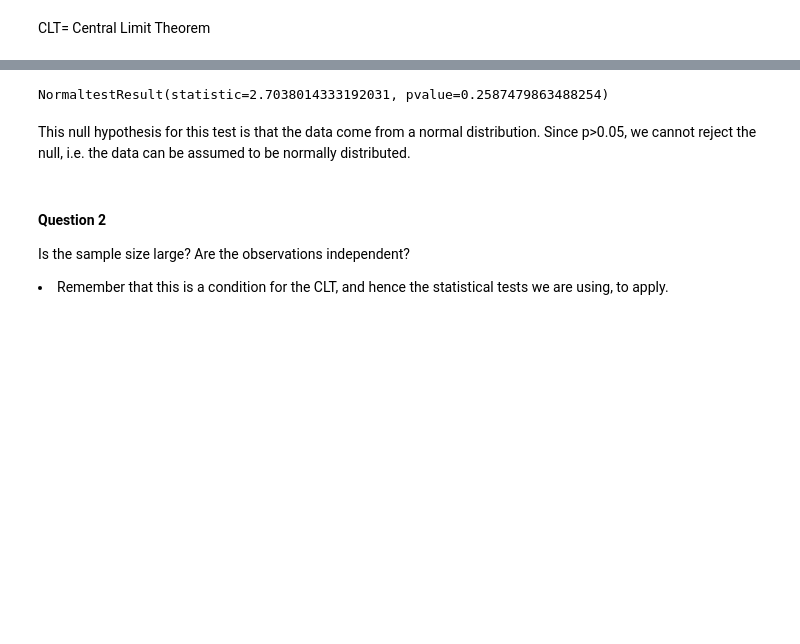
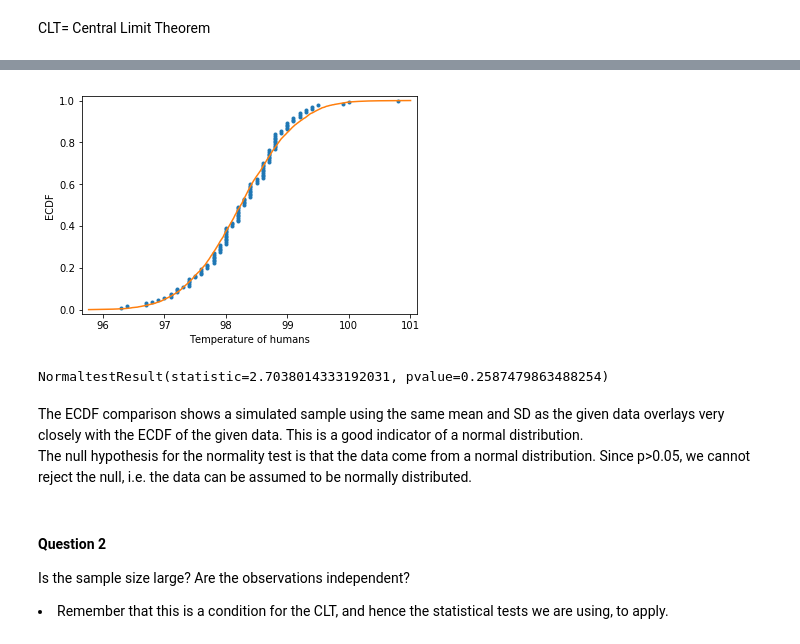
Before and after one commit to mskaerthomason/Springboard-Projects, a Jupyter notebook: EDA_human_temp/sliderule_dsi_inferential_statistics_exercise_1.ipynb, the cells around one changed output, grey strips where cells are left out. Cells and saved outputs as stored; diff of their text form; code cells hidden in the pictures; blank space fills up the shorter version.

Commit message:
finish human temp project

```diff
--- a/EDA_human_temp/sliderule_dsi_inferential_statistics_exercise_1.ipynb
+++ b/EDA_human_temp/sliderule_dsi_inferential_statistics_exercise_1.ipynb
@@ -29,6 +29,16 @@ from scipy import stats
 import numpy as np
 %matplotlib  inline
 
+#Compute ECDF for a one-dimensional array of measurements.
+def ecdf(data):
+    # Number of data points, n
+    n = len(data)
+    # x-data for the ECDF, x
+    x = np.sort(data)
+    # y-data for the ECDF, y
+    y = np.arange(1, n+1) / n
+    return x, y
+
 df = pd.read_csv('data/human_body_temperature.csv')
 df.info()
 df.head()
@@ -68,9 +81,31 @@ These data look approximately normal, but it will be better use a test to determ
+# %%
+mean = np.mean(df['temperature'])
+std = np.std(df['temperature'])
+#collect random samples of a population with the same mean and SD as the data given
+samples = np.random.normal(mean,std,size=10000 )
+#compute ECDF for given data, and sampled data
+x,y= ecdf(df['temperature'])
+x_sample, y_sample = ecdf(samples)
+
+plot = plt.plot (x, y, marker = '.', linestyle = 'none')
+plot = plt.plot (x_sample, y_sample)
+
+# Make everything look nicer
+plot = plt.margins(0.02)
+plot = plt.xlabel('Temperature of humans')
+plot = plt.ylabel('ECDF')
+
+# Display the plot
+plt.show()
+# %% [output]
+[figure, added]
 # %%
 stats.normaltest(df.temperature)
 # %% [output]
 NormaltestResult(statistic=2.7038014333192031, pvalue=0.2587479863488254)
 # %% [markdown]
-This null hypothesis for this test is that the data come from a normal distribution.  Since p>0.05, we cannot reject the null, i.e. the data can be assumed to be normally distributed.
+The ECDF comparison shows a simulated sample using the same mean and SD as the given data overlays very closely with the ECDF of the given data.  This is a good indicator of a normal distribution.
+The null hypothesis for the normality test is that the data come from a normal distribution.  Since p>0.05, we cannot reject the null, i.e. the data can be assumed to be normally distributed.
 # %% [markdown]
  #### Question 2
  Is the sample size large? Are the observations independent?
```
Also changed, not shown: parts of 23 cells of this notebook.
